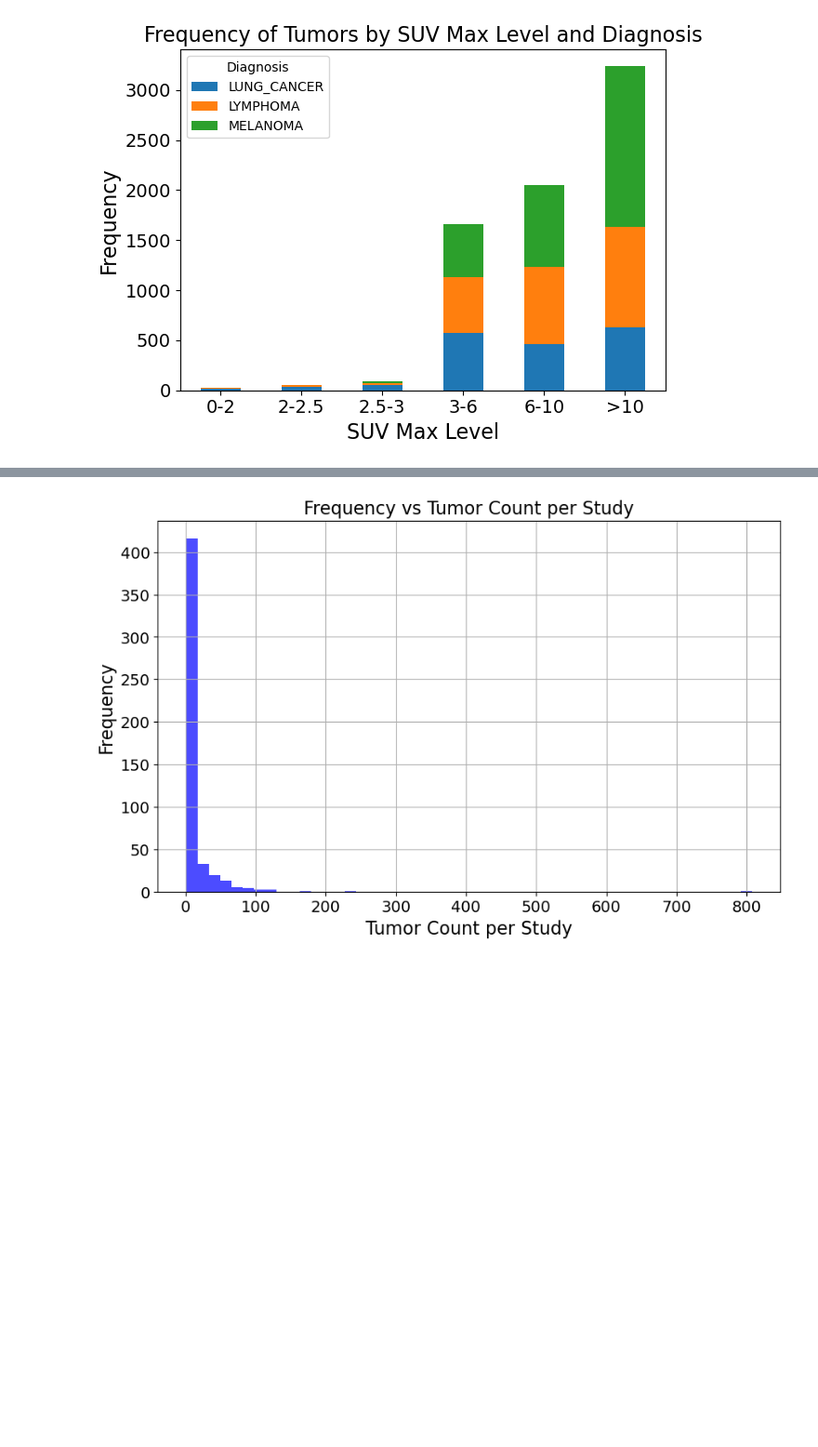
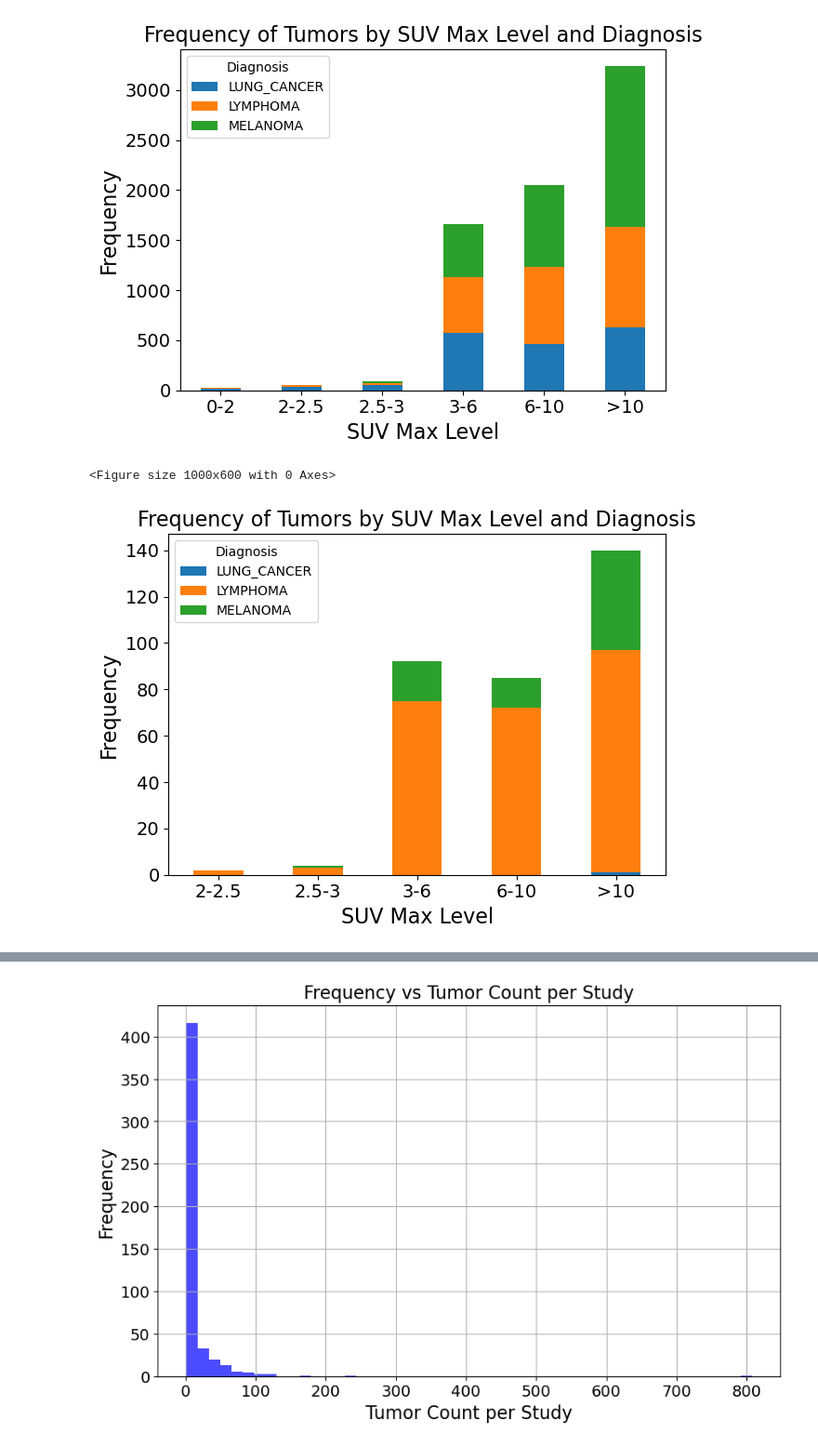
Before and after one commit to WenyuanChen1326/IBM_Tumor_Project, a Jupyter notebook: Data_Preprocess/process_csv.ipynb, the cells around one changed output, grey strips where cells are left out. Shown at 93% size. Cells and saved outputs as stored; diff of their text form; code cells hidden in the pictures; blank space fills up the shorter version.

```diff
--- a/Data_Preprocess/process_csv.ipynb
+++ b/Data_Preprocess/process_csv.ipynb
@@ -188,4 +233,12 @@ plot_level_(bins, labels, 'SUV Max', hue = True)
 # %% [output]
 <Figure size 1000x600 with 0 Axes>
 [figure]
+# %%
+bins = [0, 2, 2.5, 3, 6, 10, float('inf')]
+# Define the labels for the bins
+labels = ['0-2', '2-2.5', '2.5-3', '3-6', '6-10', '>10']
+plot_level_(bins, labels, 'SUV Max', df = filtered_cross_diag_patient_df, hue = True)
+# %% [output]
+<Figure size 1000x600 with 0 Axes>
+[figure, added]
 # %%
```
Also changed, not shown: parts of 31 cells of this notebook, 2 other files.
